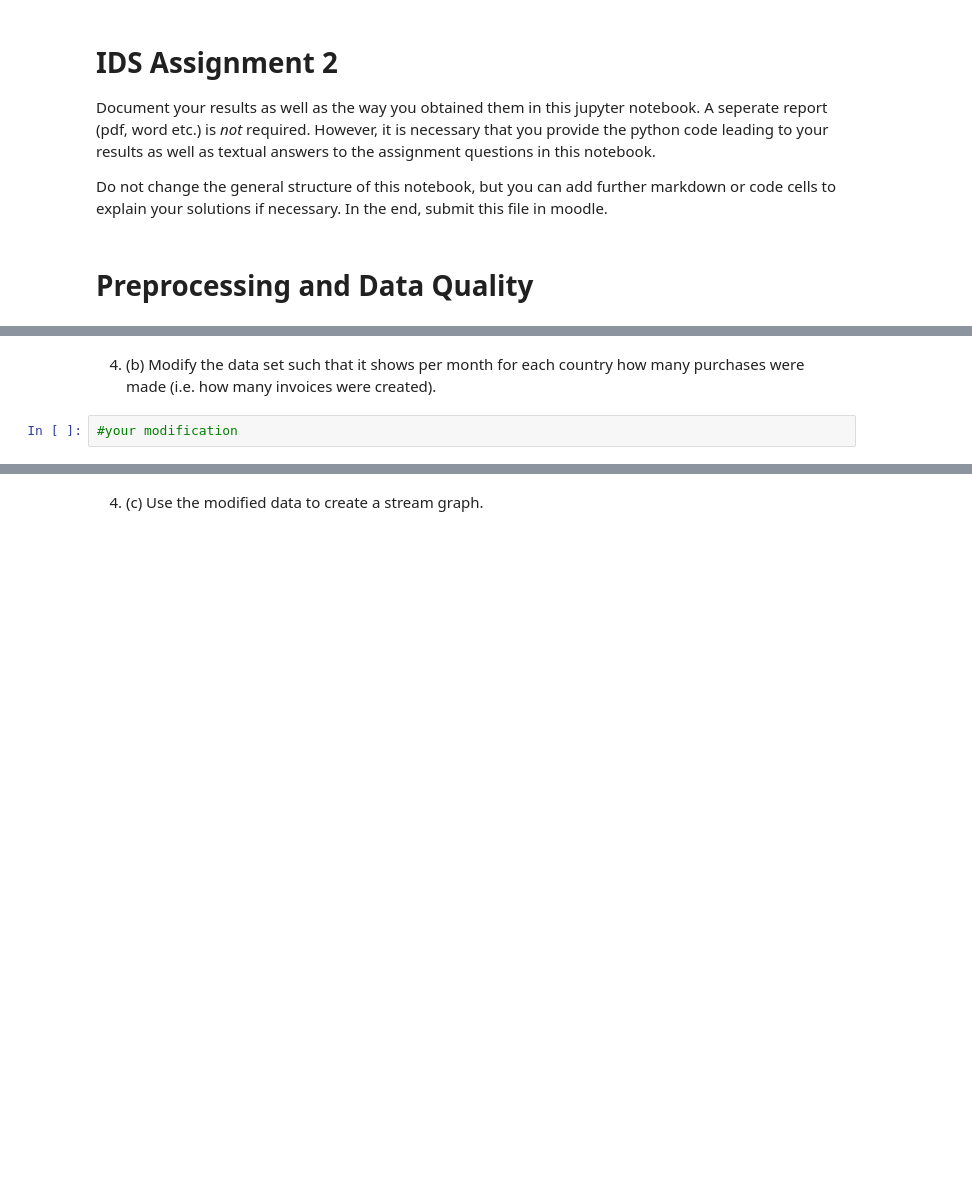
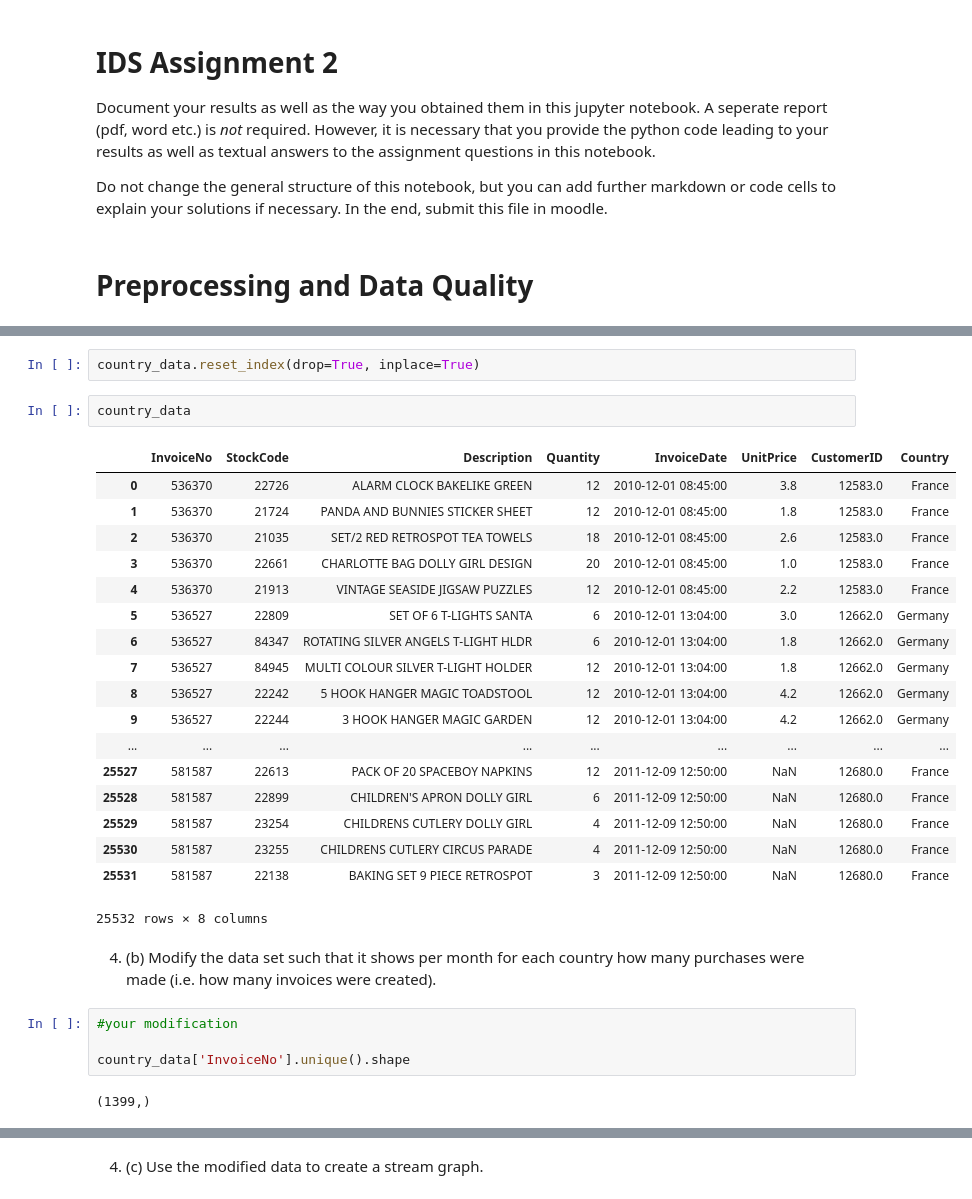
Before and after one commit to mrsonuk/university, a Jupyter notebook: data_science/assignment/02/Assignment2.ipynb, the cells around one changed output, grey strips where cells are left out. Drawn from its saved outputs; the diff is of its cells as text; blank space fills up the shorter version.

```diff
--- a/data_science/assignment/02/Assignment2.ipynb
+++ b/data_science/assignment/02/Assignment2.ipynb
@@ -38,4 +283,31 @@ Create a stream graph that visualizes the number  of purchases (invoices) per co
+# %%
+country_data.reset_index(drop=True, inplace=True)
+# %%
+country_data
+# %% [output]
+|  | InvoiceNo | StockCode | Description | Quantity | InvoiceDate | UnitPrice | CustomerID | Country |
+| 0 | 536370 | 22726 | ALARM CLOCK BAKELIKE GREEN | 12 | 2010-12-01 08:45:00 | 3.8 | 12583.0 | France |
+| 1 | 536370 | 21724 | PANDA AND BUNNIES STICKER SHEET | 12 | 2010-12-01 08:45:00 | 1.8 | 12583.0 | France |
+| 2 | 536370 | 21035 | SET/2 RED RETROSPOT TEA TOWELS | 18 | 2010-12-01 08:45:00 | 2.6 | 12583.0 | France |
+| 3 | 536370 | 22661 | CHARLOTTE BAG DOLLY GIRL DESIGN | 20 | 2010-12-01 08:45:00 | 1.0 | 12583.0 | France |
+| 4 | 536370 | 21913 | VINTAGE SEASIDE JIGSAW PUZZLES | 12 | 2010-12-01 08:45:00 | 2.2 | 12583.0 | France |
+| 5 | 536527 | 22809 | SET OF 6 T-LIGHTS SANTA | 6 | 2010-12-01 13:04:00 | 3.0 | 12662.0 | Germany |
+| 6 | 536527 | 84347 | ROTATING SILVER ANGELS T-LIGHT HLDR | 6 | 2010-12-01 13:04:00 | 1.8 | 12662.0 | Germany |
+| 7 | 536527 | 84945 | MULTI COLOUR SILVER T-LIGHT HOLDER | 12 | 2010-12-01 13:04:00 | 1.8 | 12662.0 | Germany |
+| 8 | 536527 | 22242 | 5 HOOK HANGER MAGIC TOADSTOOL | 12 | 2010-12-01 13:04:00 | 4.2 | 12662.0 | Germany |
+| 9 | 536527 | 22244 | 3 HOOK HANGER MAGIC GARDEN | 12 | 2010-12-01 13:04:00 | 4.2 | 12662.0 | Germany |
+| ... | ... | ... | ... | ... | ... | ... | ... | ... |
+| 25527 | 581587 | 22613 | PACK OF 20 SPACEBOY NAPKINS | 12 | 2011-12-09 12:50:00 | NaN | 12680.0 | France |
+| 25528 | 581587 | 22899 | CHILDREN'S APRON DOLLY GIRL | 6 | 2011-12-09 12:50:00 | NaN | 12680.0 | France |
+| 25529 | 581587 | 23254 | CHILDRENS CUTLERY DOLLY GIRL | 4 | 2011-12-09 12:50:00 | NaN | 12680.0 | France |
+| 25530 | 581587 | 23255 | CHILDRENS CUTLERY CIRCUS PARADE | 4 | 2011-12-09 12:50:00 | NaN | 12680.0 | France |
+| 25531 | 581587 | 22138 | BAKING SET 9 PIECE RETROSPOT | 3 | 2011-12-09 12:50:00 | NaN | 12680.0 | France |
+25532 rows × 8 columns
 # %% [markdown]
 4. (b) Modify the data set such that it shows per month for each country how many purchases were made (i.e. how many invoices were created).
 # %%
 #your modification
+
+country_data['InvoiceNo'].unique().shape
+# %% [output]
+(1399,)
```
Also changed, not shown: parts of 65 cells of this notebook, 3 other files.
